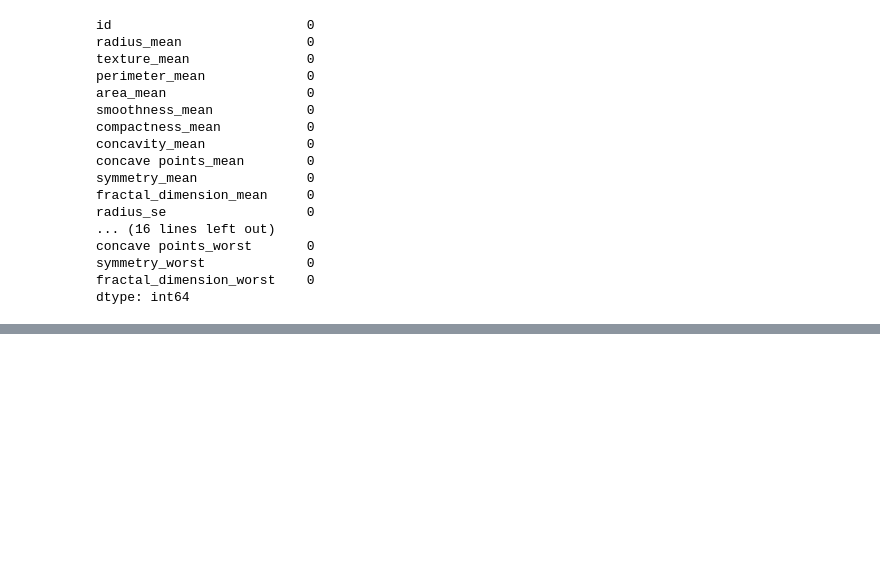
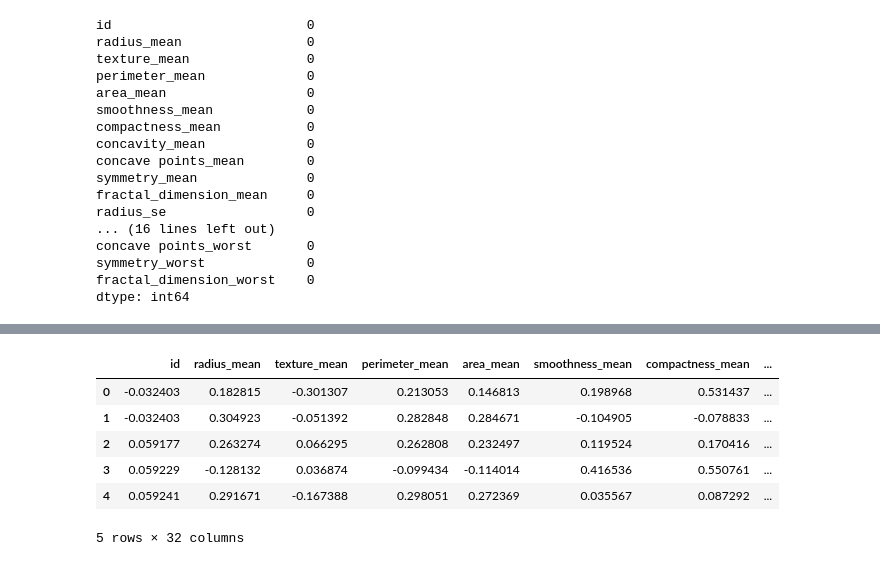
Before and after one commit to LinaSachuk/Deploying-Machine-Learning-Models, a Jupyter notebook: Breast Cancer Classification.ipynb, the cells around one changed output, grey strips where cells are left out. Cells and saved outputs as stored; diff of their text form; code cells hidden in the pictures; blank space fills up the shorter version.

```diff
--- a/Breast Cancer Classification.ipynb
+++ b/Breast Cancer Classification.ipynb
@@ -91,0 +105,10 @@ dtype: int64
+# %%
+df_norm.head()
+# %% [output]
+|  | id | radius_mean | texture_mean | perimeter_mean | area_mean | smoothness_mean | compactness_mean | ... |
+| 0 | -0.032403 | 0.182815 | -0.301307 | 0.213053 | 0.146813 | 0.198968 | 0.531437 | ... |
+| 1 | -0.032403 | 0.304923 | -0.051392 | 0.282848 | 0.284671 | -0.104905 | -0.078833 | ... |
+| 2 | 0.059177 | 0.263274 | 0.066295 | 0.262808 | 0.232497 | 0.119524 | 0.170416 | ... |
+| 3 | 0.059229 | -0.128132 | 0.036874 | -0.099434 | -0.114014 | 0.416536 | 0.550761 | ... |
+| 4 | 0.059241 | 0.291671 | -0.167388 | 0.298051 | 0.272369 | 0.035567 | 0.087292 | ... |
+5 rows × 32 columns
```
Also changed, not shown: parts of 3 cells of this notebook.
